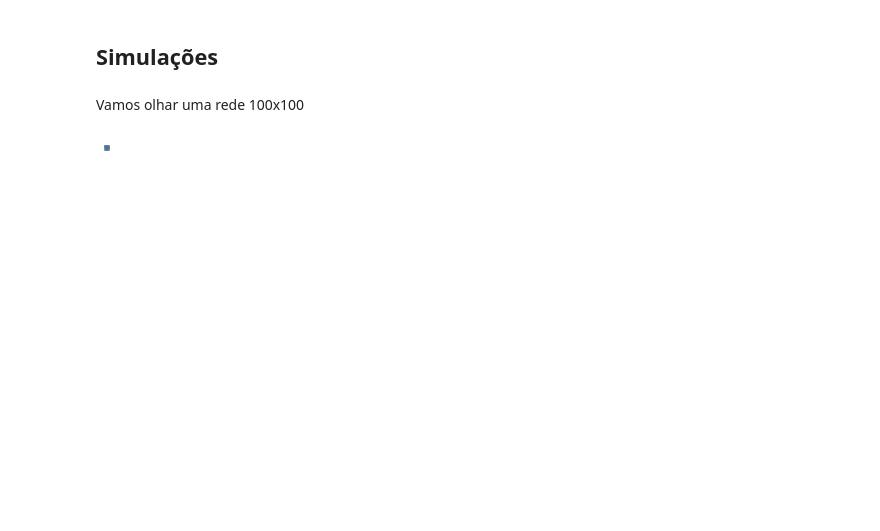
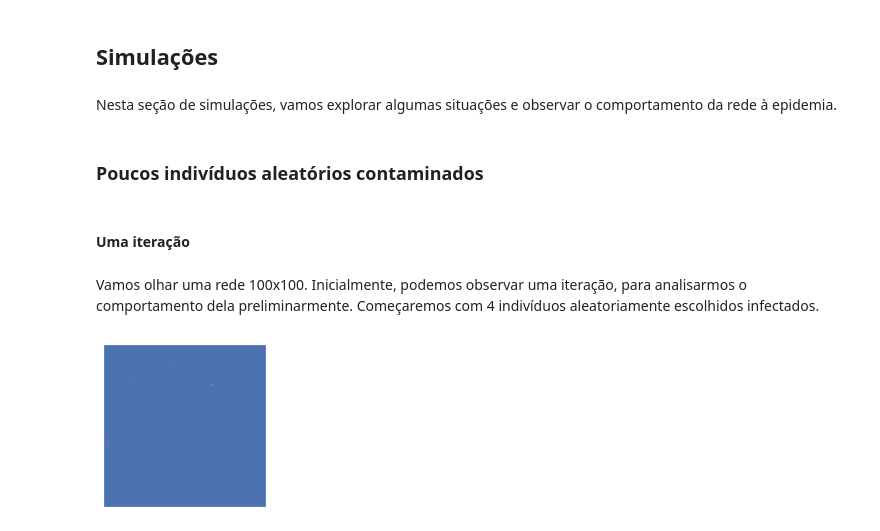
Before and after one commit to arthursl12/FisicaEstatistica, a Jupyter notebook: SIR.ipynb, the cells around one changed output. Cells and saved outputs as stored; diff of their text form; code cells hidden in the pictures; blank space fills up the shorter version.

```diff
--- a/SIR.ipynb
+++ b/SIR.ipynb
@@ -268,14 +334,20 @@ def sum_different(a,b):
 # %% [markdown]
 ## Simulações
-# %% [markdown]
-Vamos olhar uma rede 100x100
+# %% [markdown]
+Nesta seção de simulações, vamos explorar algumas situações e observar o comportamento da rede à epidemia.
+# %% [markdown]
+### Poucos indivíduos aleatórios contaminados
+# %% [markdown]
+#### Uma iteração
+# %% [markdown]
+Vamos olhar uma rede 100x100. Inicialmente, podemos observar uma iteração, para analisarmos o comportamento dela preliminarmente. Começaremos com 4 indivíduos aleatoriamente escolhidos infectados.
 # %%
-L = 4
+L = 100
 N = L**2
 s = random_infected(N, 4)
 plot_map(s, L)
 # %% [output]
-[figure, old version]
+[figure, new version]
 # %%
 y0, y1, y2, x = simulate_epidemy(N, L, s, 0.6, 0.2, n_iter=10**4, print_states=True)
 # %% [output]
```
Also changed, not shown: parts of 88 cells of this notebook.
